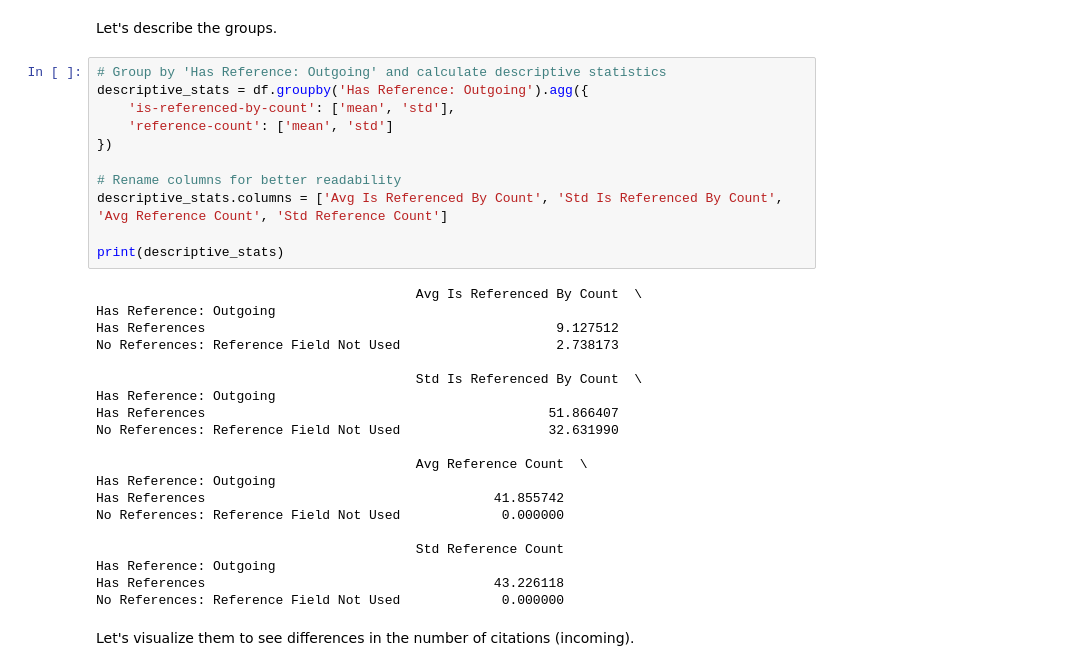
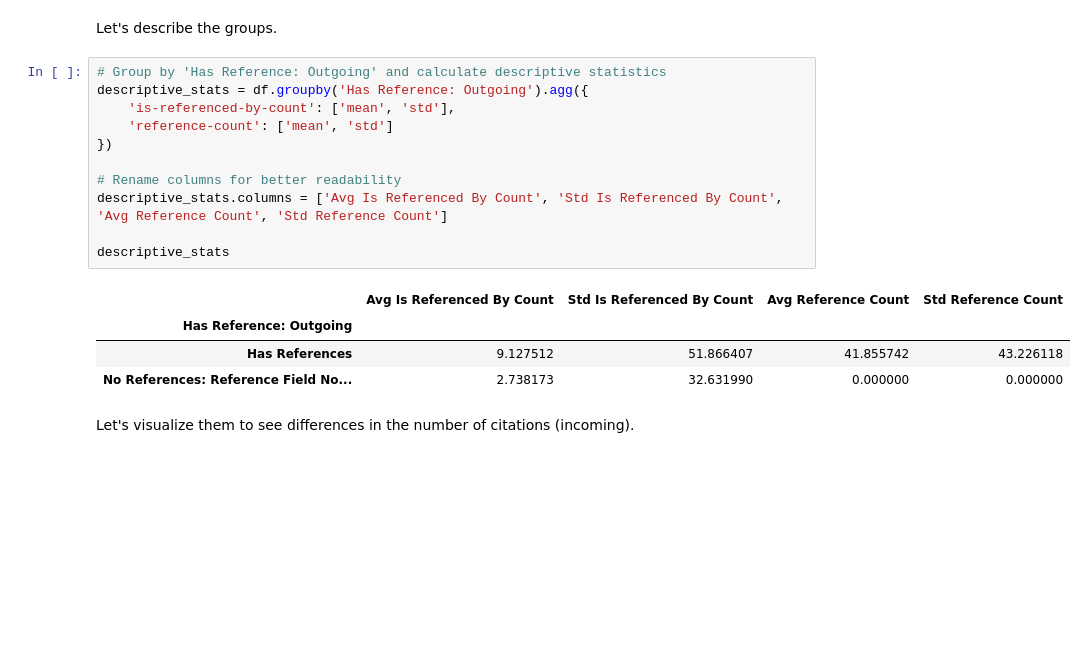
Before and after one commit to jocelynpender/crossref-analysis, a Jupyter notebook: analysis_story.ipynb, the cells around one changed output. Drawn from its saved outputs; the diff is of its cells as text; blank space fills up the shorter version.

```diff
--- a/analysis_story.ipynb
+++ b/analysis_story.ipynb
@@ -113,34 +104,19 @@ Let's describe the groups.
 # %%
 # Group by 'Has Reference: Outgoing' and calculate descriptive statistics
 descriptive_stats = df.groupby('Has Reference: Outgoing').agg({
     'is-referenced-by-count': ['mean', 'std'],
     'reference-count': ['mean', 'std']
 })
 
 # Rename columns for better readability
 descriptive_stats.columns = ['Avg Is Referenced By Count', 'Std Is Referenced By Count', 'Avg Reference Count', 'Std Reference Count']
 
-print(descriptive_stats)
+descriptive_stats
 # %% [output]
-                                         Avg Is Referenced By Count  \
-Has Reference: Outgoing
-Has References                                             9.127512
-No References: Reference Field Not Used                    2.738173
-
-                                         Std Is Referenced By Count  \
-Has Reference: Outgoing
-Has References                                            51.866407
-No References: Reference Field Not Used                   32.631990
-
-                                         Avg Reference Count  \
-Has Reference: Outgoing
-Has References                                     41.855742
-No References: Reference Field Not Used             0.000000
-
-                                         Std Reference Count
-Has Reference: Outgoing
-Has References                                     43.226118
-No References: Reference Field Not Used             0.000000
+|  | Avg Is Referenced By Count | Std Is Referenced By Count | Avg Reference Count | Std Reference Count |
+| Has Reference: Outgoing |  |  |  |  |
+| Has References | 9.127512 | 51.866407 | 41.855742 | 43.226118 |
+| No References: Reference Field No... | 2.738173 | 32.631990 | 0.000000 | 0.000000 |
 # %% [markdown]
 Let's visualize them to see differences in the number of citations (incoming).
 # %%
```
Also changed, not shown: parts of 2 cells of this notebook.
